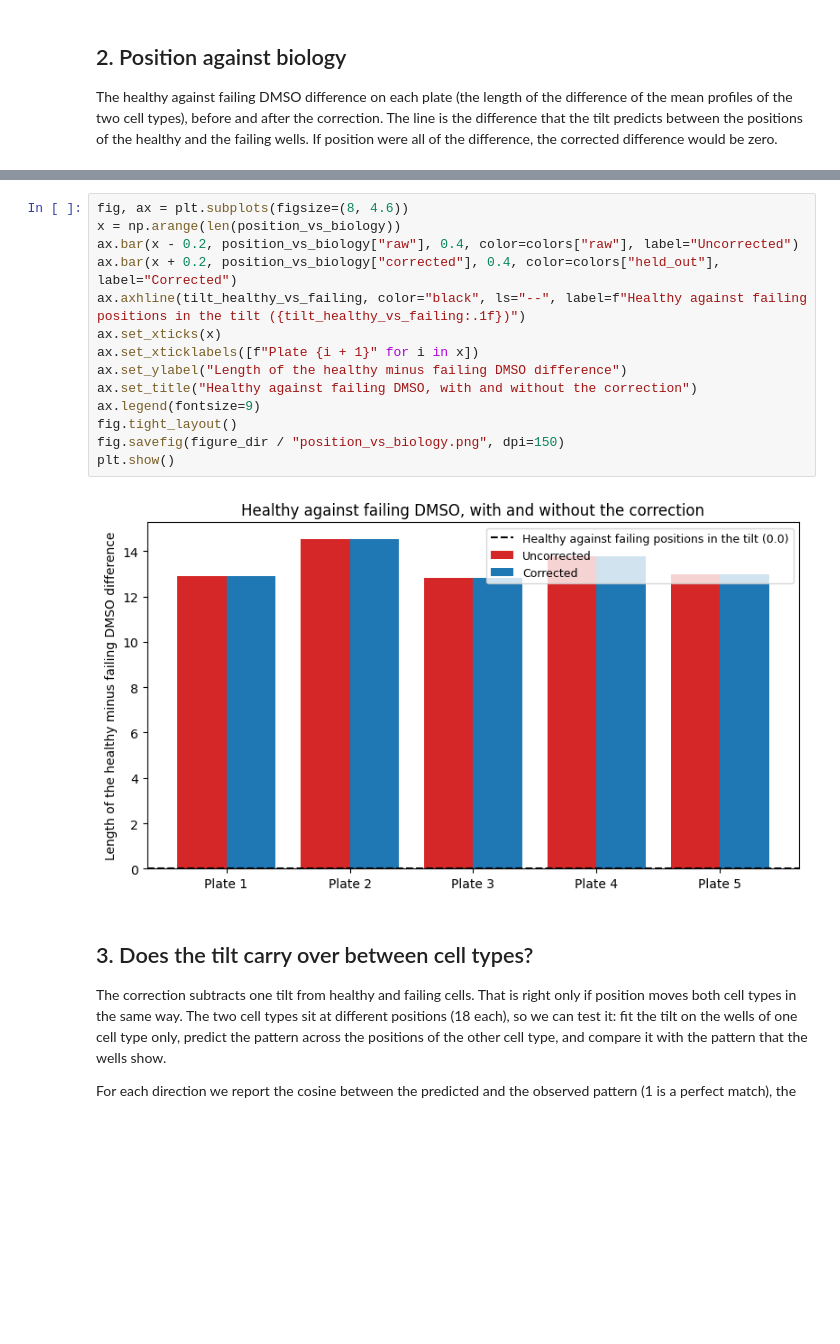
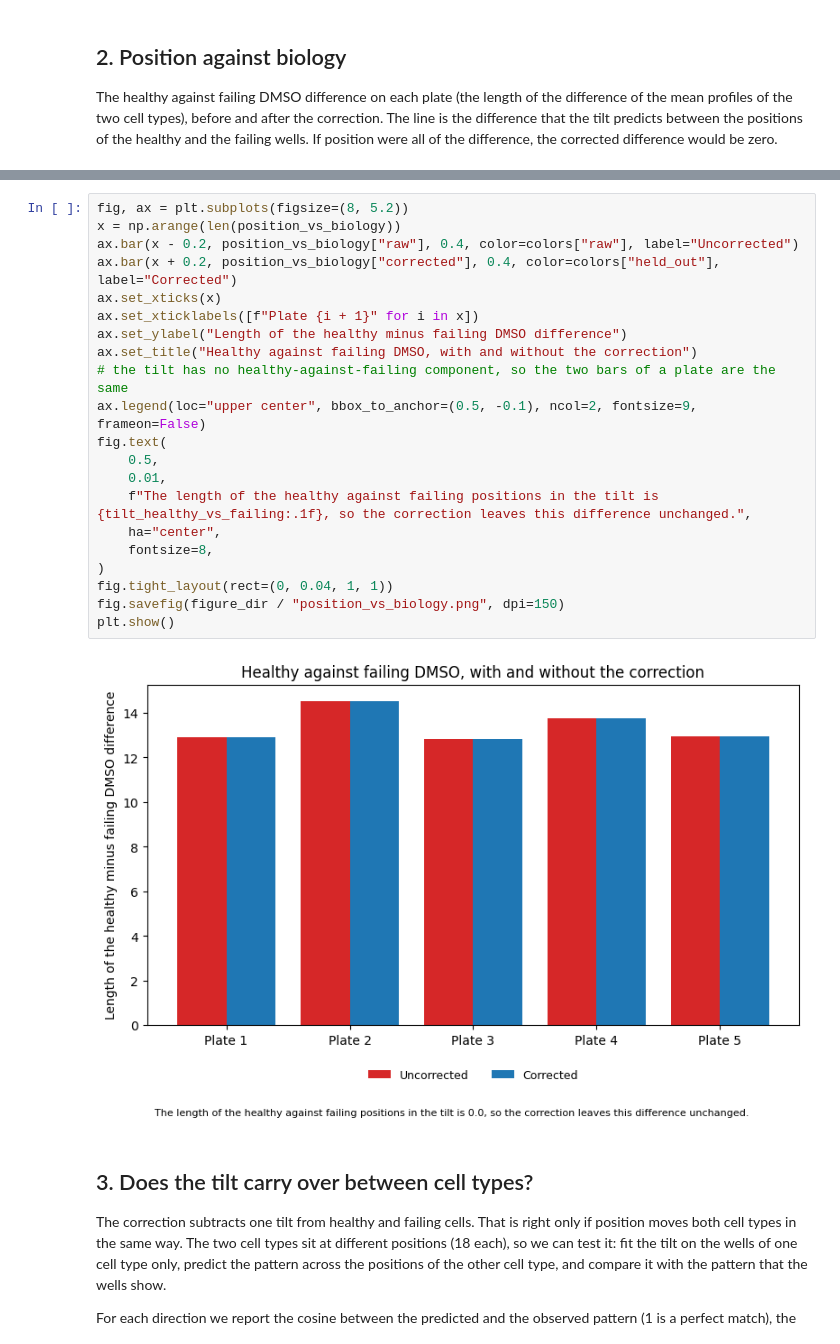
Before and after one commit to WayScience/cardiac_fibrosis_rescue_screen_profiling, a Jupyter notebook: 5.validation_plate_profiling/2.preprocessing_features/4a.position_correction/5.quantify_position_effect.ipynb, the cells around one changed output, grey strips where cells are left out. Drawn from its saved outputs; the diff is of its cells as text; blank space fills up the shorter version.

```diff
--- a/5.validation_plate_profiling/2.preprocessing_features/4a.position_correction/5.quantify_position_effect.ipynb
+++ b/5.validation_plate_profiling/2.preprocessing_features/4a.position_correction/5.quantify_position_effect.ipynb
@@ -186,21 +178,28 @@ CARD-CelIns-CX7_261102080001 13.76      13.76         1.0                      0
 CARD-CelIns-CX7_261102150001 12.97      12.97         1.0                      0.0
 Plate-averaged healthy minus failing difference: 13.0 before and 13.0 after the correction
 # %%
-fig, ax = plt.subplots(figsize=(8, 4.6))
+fig, ax = plt.subplots(figsize=(8, 5.2))
 x = np.arange(len(position_vs_biology))
 ax.bar(x - 0.2, position_vs_biology["raw"], 0.4, color=colors["raw"], label="Uncorrected")
 ax.bar(x + 0.2, position_vs_biology["corrected"], 0.4, color=colors["held_out"], label="Corrected")
-ax.axhline(tilt_healthy_vs_failing, color="black", ls="--", label=f"Healthy against failing positions in the tilt ({tilt_healthy_vs_failing:.1f})")
 ax.set_xticks(x)
 ax.set_xticklabels([f"Plate {i + 1}" for i in x])
 ax.set_ylabel("Length of the healthy minus failing DMSO difference")
 ax.set_title("Healthy against failing DMSO, with and without the correction")
-ax.legend(fontsize=9)
-fig.tight_layout()
+# the tilt has no healthy-against-failing component, so the two bars of a plate are the same
+ax.legend(loc="upper center", bbox_to_anchor=(0.5, -0.1), ncol=2, fontsize=9, frameon=False)
+fig.text(
+    0.5,
+    0.01,
+    f"The length of the healthy against failing positions in the tilt is {tilt_healthy_vs_failing:.1f}, so the correction leaves this difference unchanged.",
+    ha="center",
+    fontsize=8,
+)
+fig.tight_layout(rect=(0, 0.04, 1, 1))
 fig.savefig(figure_dir / "position_vs_biology.png", dpi=150)
 plt.show()
 # %% [output]
-[figure, old version]
+[figure, new version]
 # %% [markdown]
 ## 3. Does the tilt carry over between cell types?
 
```
Also changed, not shown: parts of 10 cells of this notebook, 24 other files.
